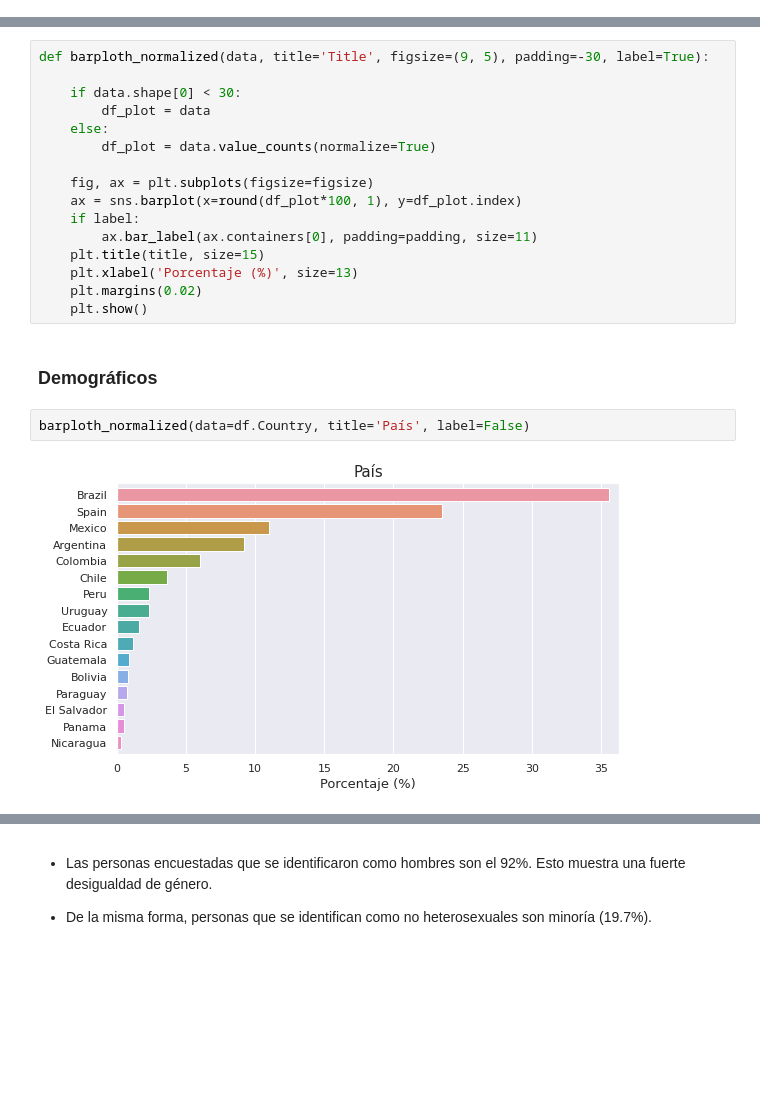
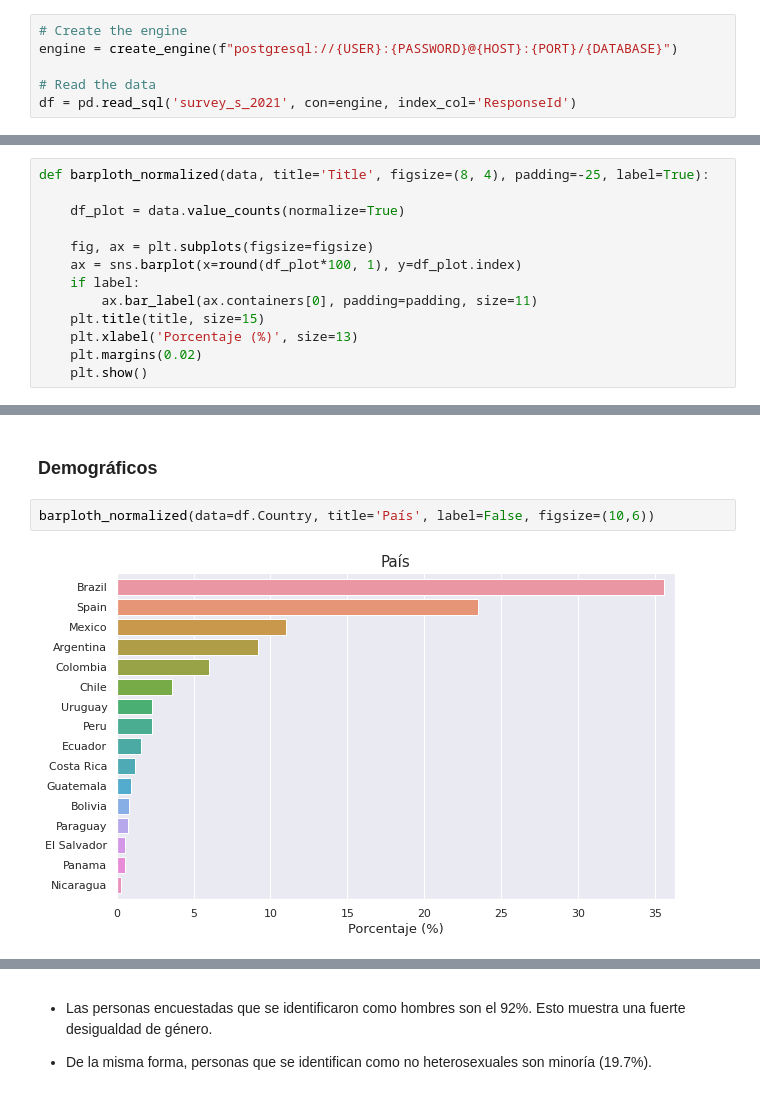
Before and after one commit to anthonymanotoa/survey-dev, a Jupyter notebook: notebooks/2-exploration.ipynb, the cells around one changed output, grey strips where cells are left out. Cells and saved outputs as stored; diff of their text form; blank space fills up the shorter version.

```diff
--- a/notebooks/2-exploration.ipynb
+++ b/notebooks/2-exploration.ipynb
@@ -19,3 +26,9 @@ df = pd.read_csv(os.path.join(path, 'survey.csv'), index_col='ResponseId')
+# %%
+# Create the engine
+engine = create_engine(f"postgresql://{USER}:{PASSWORD}@{HOST}:{PORT}/{DATABASE}")
+
+# Read the data
+df = pd.read_sql('survey_s_2021', con=engine, index_col='ResponseId')
 # %%
 df.sample(5)
 # %% [output]
@@ -71,27 +82,24 @@ Función para gráficas de barras horizontales normalizadas (este tipo de gráfi
+# %%
+def barploth_normalized(data, title='Title', figsize=(8, 4), padding=-25, label=True):
+
+    df_plot = data.value_counts(normalize=True)
+
+    fig, ax = plt.subplots(figsize=figsize)
+    ax = sns.barplot(x=round(df_plot*100, 1), y=df_plot.index)
+    if label:
+        ax.bar_label(ax.containers[0], padding=padding, size=11)
+    plt.title(title, size=15)
+    plt.xlabel('Porcentaje (%)', size=13)
+    plt.margins(0.02)
+    plt.show()
 # %%
 # Set styles
 sns.set_theme()
 pio.templates.default = 'ggplot2'
-# %%
-def barploth_normalized(data, title='Title', figsize=(9, 5), padding=-30, label=True):
-
-    if data.shape[0] < 30:
-        df_plot = data
-    else:
-        df_plot = data.value_counts(normalize=True)
-
-    fig, ax = plt.subplots(figsize=figsize)
-    ax = sns.barplot(x=round(df_plot*100, 1), y=df_plot.index)
-    if label:
-        ax.bar_label(ax.containers[0], padding=padding, size=11)
-    plt.title(title, size=15)
-    plt.xlabel('Porcentaje (%)', size=13)
-    plt.margins(0.02)
-    plt.show()
 # %% [markdown]
 ### Demográficos
 # %%
-barploth_normalized(data=df.Country, title='País', label=False)
+barploth_normalized(data=df.Country, title='País', label=False, figsize=(10,6))
 # %% [output]
-[figure, old version]
+[figure, new version]
 # %%
```
Also changed, not shown: parts of 30 cells of this notebook, 2 other files.
